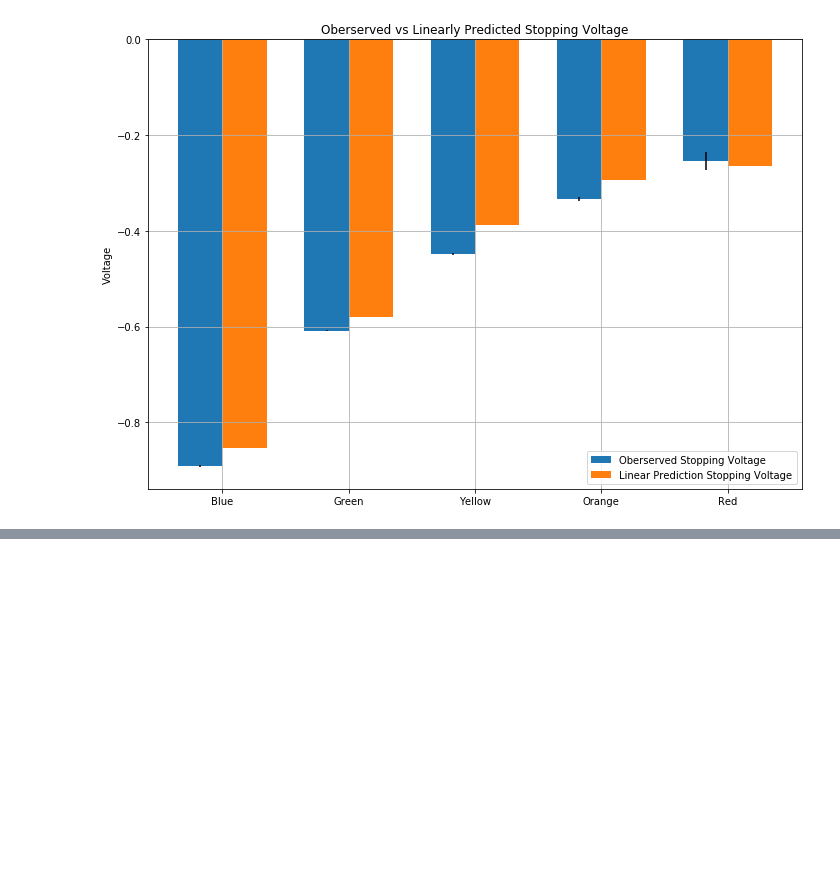
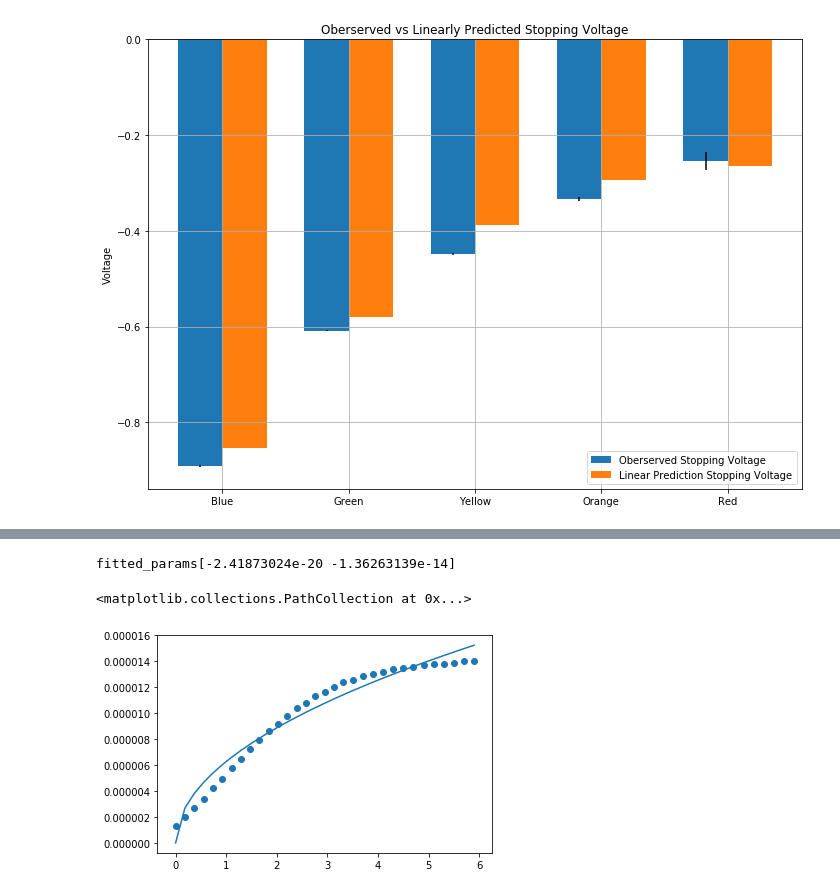
Before and after one commit to tiaanstals/PHYS1902_GROUP_PROJECT, a Jupyter notebook: EnergyDistribution.ipynb, the cells around one changed output, grey strips where cells are left out. Drawn from its saved outputs; the diff is of its cells as text; code cells hidden in the pictures; blank space fills up the shorter version.

```diff
--- a/EnergyDistribution.ipynb
+++ b/EnergyDistribution.ipynb
@@ -168,0 +209,33 @@ plt.show()
+# %%
+import scipy.constants as sc
+import matplotlib.pyplot as plt
+from scipy.optimize import curve_fit
+from scipy.optimize import differential_evolution
+import warnings
+
+def model(Voltage, Volume, Proportional):
+    fermi = 2.6*sc.e
+    constant = ((2*sc.m_e)**(3/2)*fermi**(3/2))/(3*sc.pi**2*sc.hbar**3)
+    return  constant*Volume*Proportional*Voltage**(1/2)
+
+# def model(v, A,B,C):
+#     return A*(B**(3/2)-(abs(v)-C)**(3/2))
+
+
+# function for genetic algorithm to minimize (sum of squared error)
+# def sumOfSquaredError(parameterTuple):
+#     warnings.filterwarnings("ignore") # do not print warnings by genetic algorithm
+#     val = model(df.v_b, *parameterTuple)
+#     return numpy.sum((df.i_b - val) ** 2.0)
+
+
+fittedParameters, pcov = curve_fit(model, df_positive.v_g, df_positive.i_g,maxfev=10000)
+
+print("fitted_params" + str(fittedParameters))
+y = model(df_positive.v_g,*fittedParameters)
+plt.plot(df_positive.v_g,y)
+plt.scatter(df_positive.v_g, df_positive.i_g)
+# %% [output]
+fitted_params[-2.41873024e-20 -1.36263139e-14]
+<matplotlib.collections.PathCollection at 0x...>
+[figure, added]
```
Also changed, not shown: parts of 4 cells of this notebook, 1 other file.
